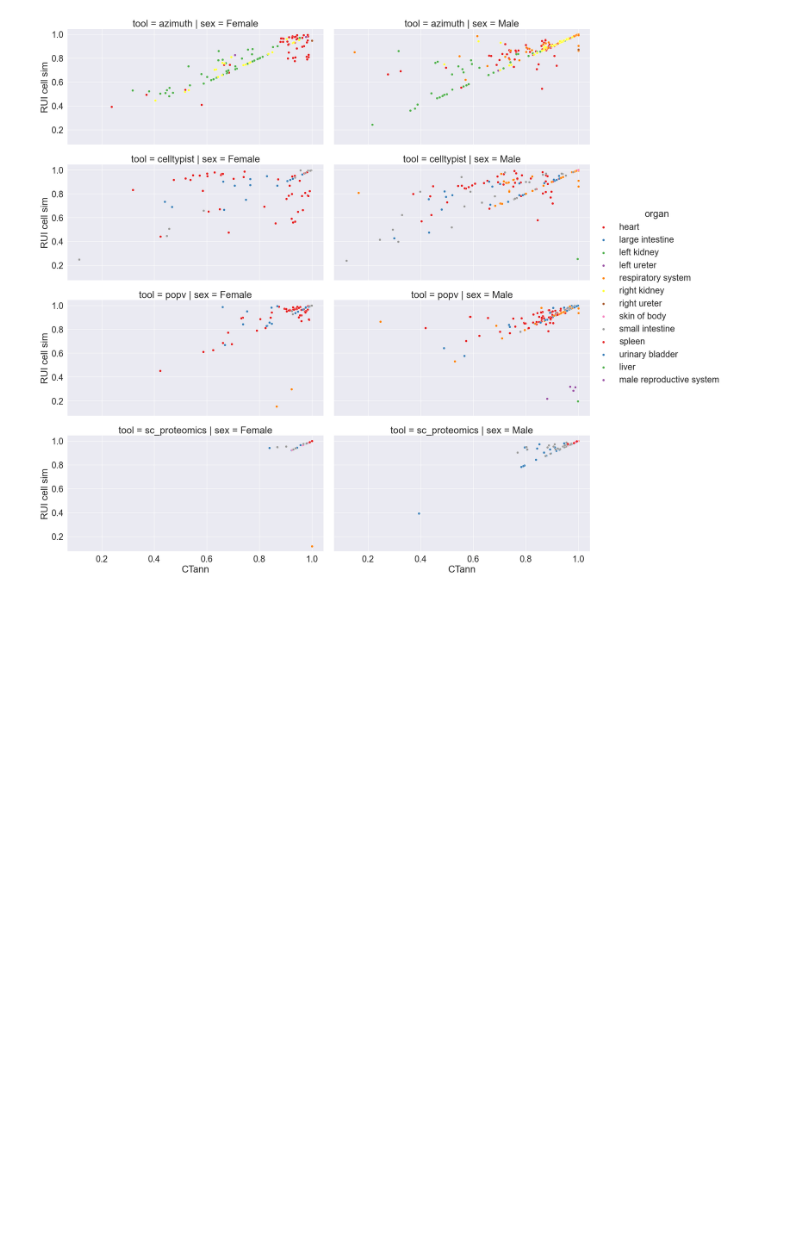
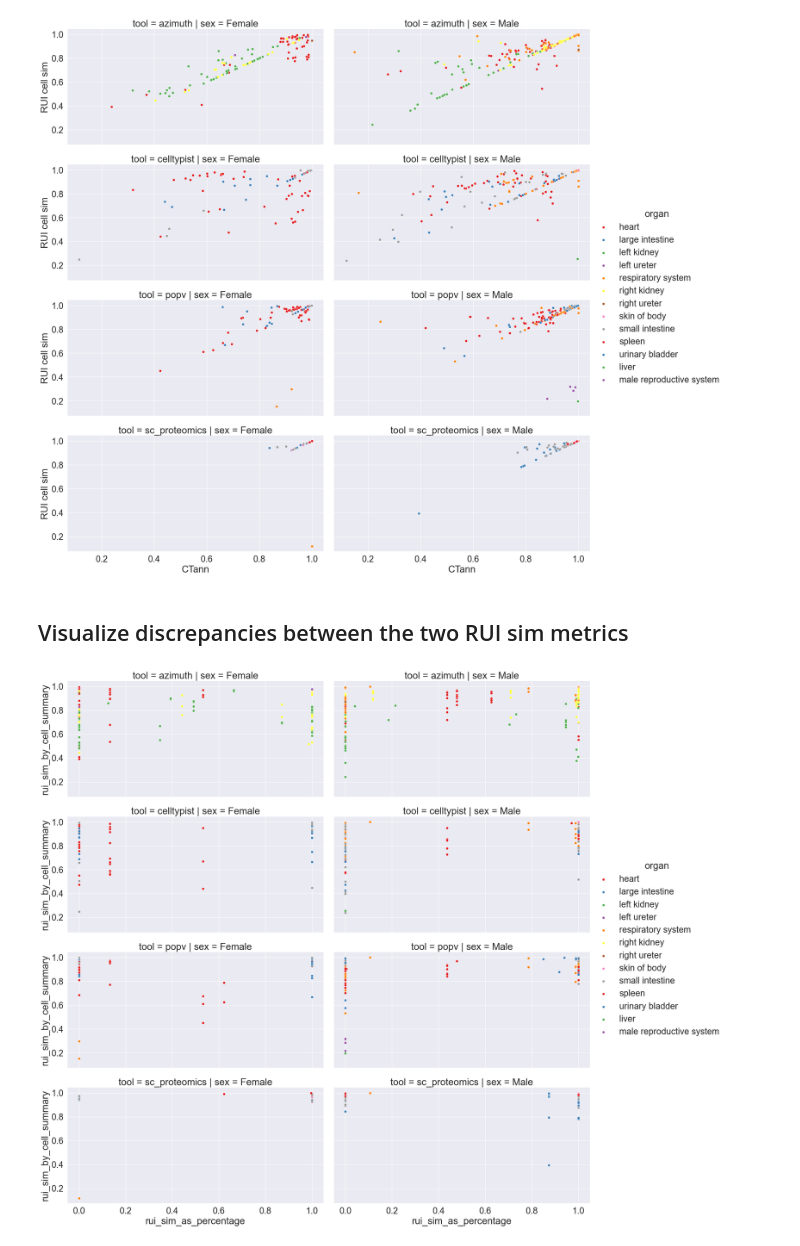
Before and after one commit to cns-iu/hra-cell-type-populations-supporting-information, a Jupyter notebook: validations/rui_ctann/rui_ctann_validation.ipynb, the cells around one changed output. Drawn from its saved outputs; the diff is of its cells as text; code cells hidden in the pictures; blank space fills up the shorter version.

```diff
--- a/validations/rui_ctann/rui_ctann_validation.ipynb
+++ b/validations/rui_ctann/rui_ctann_validation.ipynb
@@ -498,3 +497,11 @@ make_validation_scattergraph(
     "ctann_sim", "rui_sim_by_cell_summary", "Set1", "sex", "tool", "organ", "CTann", "RUI cell sim")
 # %% [output]
 [figure]
+# %% [markdown]
+## Visualize discrepancies between the two RUI sim metrics
+# %%
+# make scattergraph of rui_sim_by_cell_summary vs rui_sim_as_percentage
+make_validation_scattergraph(
+    "rui_sim_as_percentage", "rui_sim_by_cell_summary", "Set1", "sex", "tool", "organ", "rui_sim_as_percentage", "rui_sim_by_cell_summary")
+# %% [output]
+[figure, added]
```
Also changed, not shown: parts of 1 cell of this notebook.
